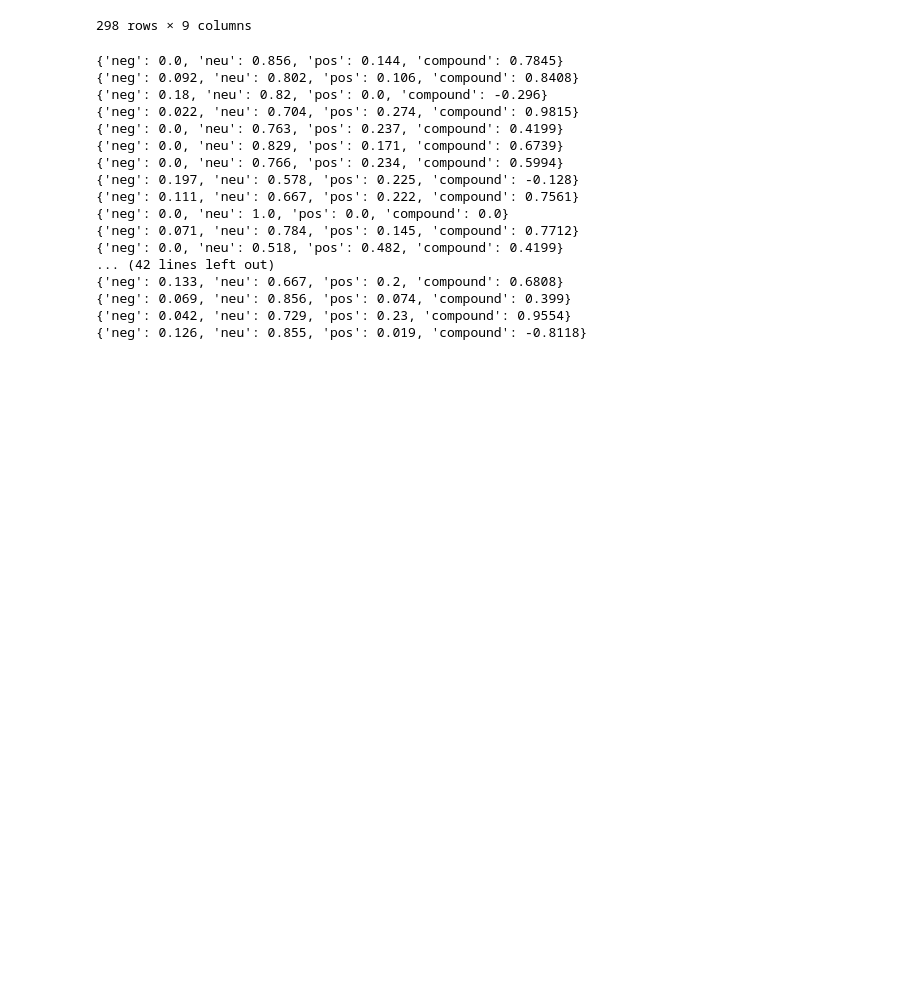
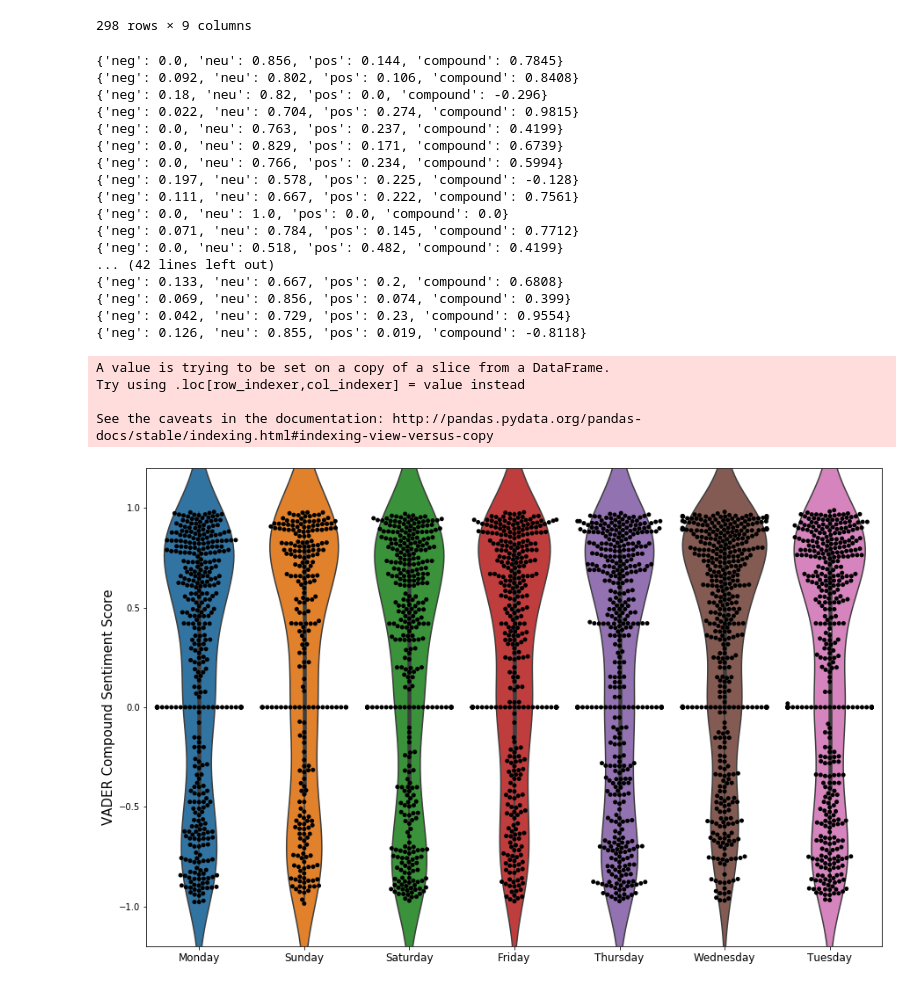
Before and after one commit to dorisep/Project3, a Jupyter notebook: NLP vader.ipynb, the cells around one changed output. Drawn from its saved outputs; the diff is of its cells as text; code cells hidden in the pictures; blank space fills up the shorter version.

```diff
--- a/NLP vader.ipynb
+++ b/NLP vader.ipynb
@@ -510,3 +513,40 @@ for sentence in sentences:
 {'neg': 0.069, 'neu': 0.856, 'pos': 0.074, 'compound': 0.399}
 {'neg': 0.042, 'neu': 0.729, 'pos': 0.23, 'compound': 0.9554}
 {'neg': 0.126, 'neu': 0.855, 'pos': 0.019, 'compound': -0.8118}
+# %%
+# ser variable for seniment analyzer
+sid = SentimentIntensityAnalyzer()
+
+# set text column to a varible for vader analysis
+sentences = dfRt["text"]
+
+# create list for polarity scores
+vScore = []
+
+# run vader on text
+for sentence in sentences:
+    ss = sid.polarity_scores(sentence)
+
+# append score to list
+    vScore.append((ss.get("compound")))
+
+# add list to dataframe for plotting
+dfRt["vScore"]= pd.DataFrame(vScore)
+# %% [output]
+A value is trying to be set on a copy of a slice from a DataFrame.
+Try using .loc[row_indexer,col_indexer] = value instead
+
+See the caveats in the documentation: http://pandas.pydata.org/pandas-docs/stable/indexing.html#indexing-view-versus-copy
+# %%
+# plot sentiment of tweets according to day of the week
+plt.close()
+plt.figure(figsize=(15,10))
+plt.ylim(-1.2,1.2)
+sns.violinplot(x='day_of_week',y='vScore',data=dfRt)
+sns.swarmplot(x="day_of_week", y="vScore",data=dfRt, color="black")
+plt.xlabel('')
+plt.xticks(size=12)
+plt.ylabel('VADER Compound Sentiment Score',size=15)
+plt.savefig('Season1.png')
+# %% [output]
+[figure, added]
```
Also changed, not shown: parts of 17 cells of this notebook.
